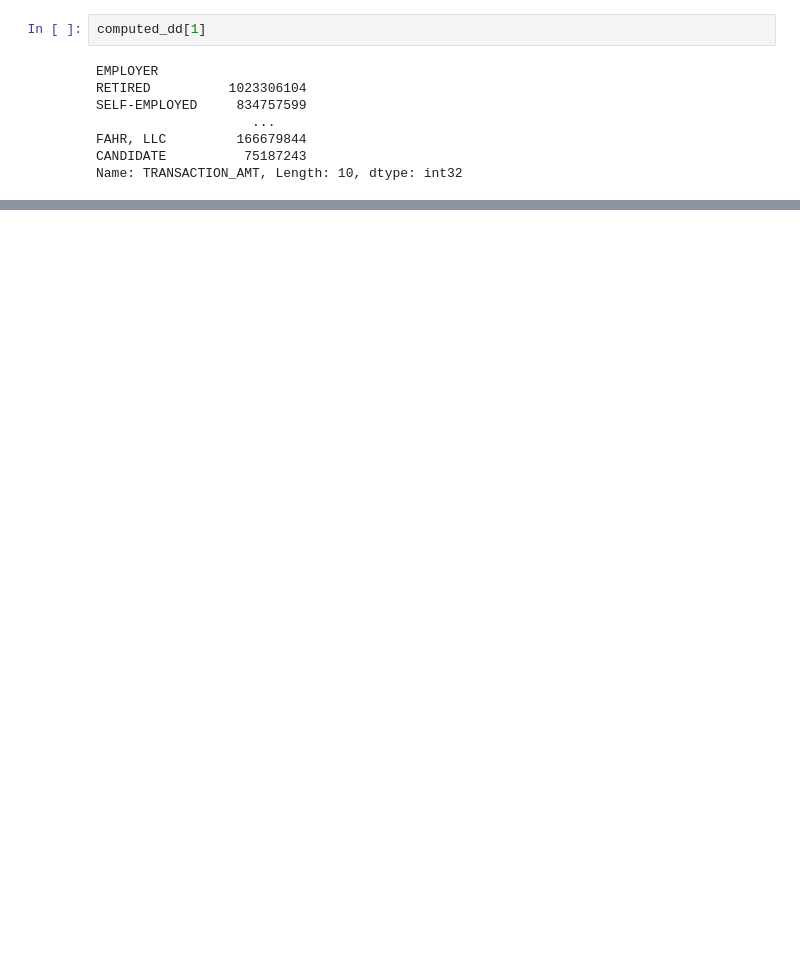
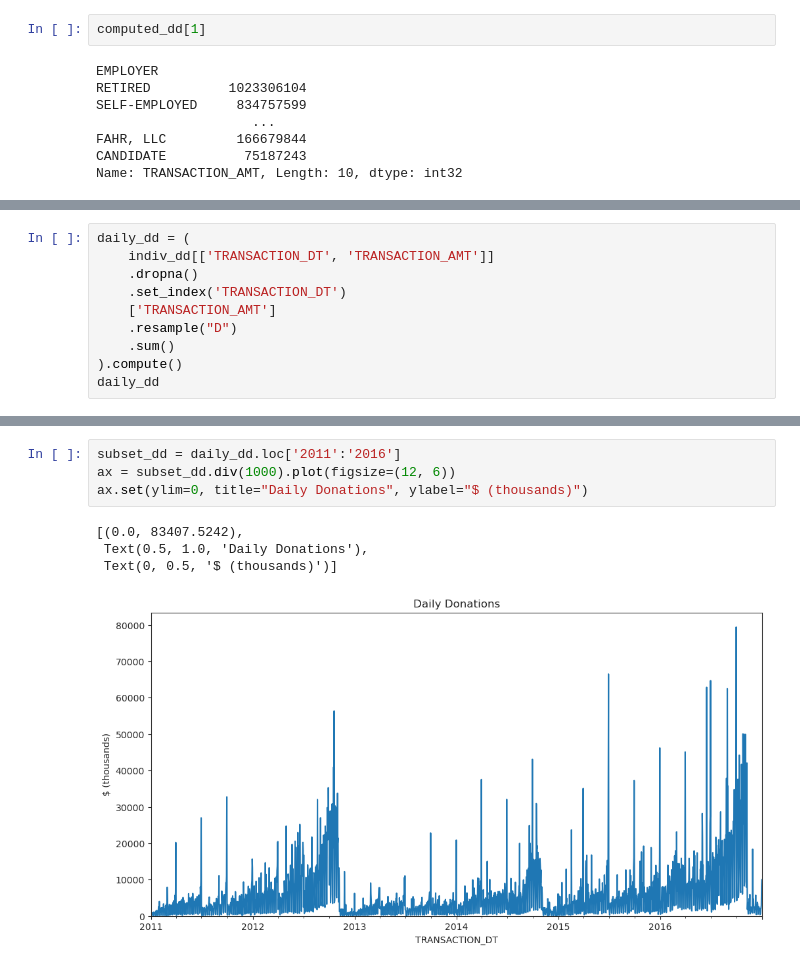
Before and after one commit to kevinheavey/modern-polars, a Jupyter notebook: performance.ipynb, the cells around one changed output, grey strips where cells are left out. Drawn from its saved outputs; the diff is of its cells as text; blank space fills up the shorter version.

```diff
--- a/performance.ipynb
+++ b/performance.ipynb
@@ -1151,0 +1205,10 @@ shape: (1983673, 2)
+# %%
+daily_dd = (
+    indiv_dd[['TRANSACTION_DT', 'TRANSACTION_AMT']]
+    .dropna()
+    .set_index('TRANSACTION_DT')
+    ['TRANSACTION_AMT']
+    .resample("D")
+    .sum()
+).compute()
+daily_dd
@@ -1151,0 +1253,9 @@ shape: (1983673, 2)
+# %%
+subset_dd = daily_dd.loc['2011':'2016']
+ax = subset_dd.div(1000).plot(figsize=(12, 6))
+ax.set(ylim=0, title="Daily Donations", ylabel="$ (thousands)")
+# %% [output]
+[(0.0, 83407.5242),
+ Text(0.5, 1.0, 'Daily Donations'),
+ Text(0, 0.5, '$ (thousands)')]
+[figure, added]
```
Also changed, not shown: parts of 33 cells of this notebook.
